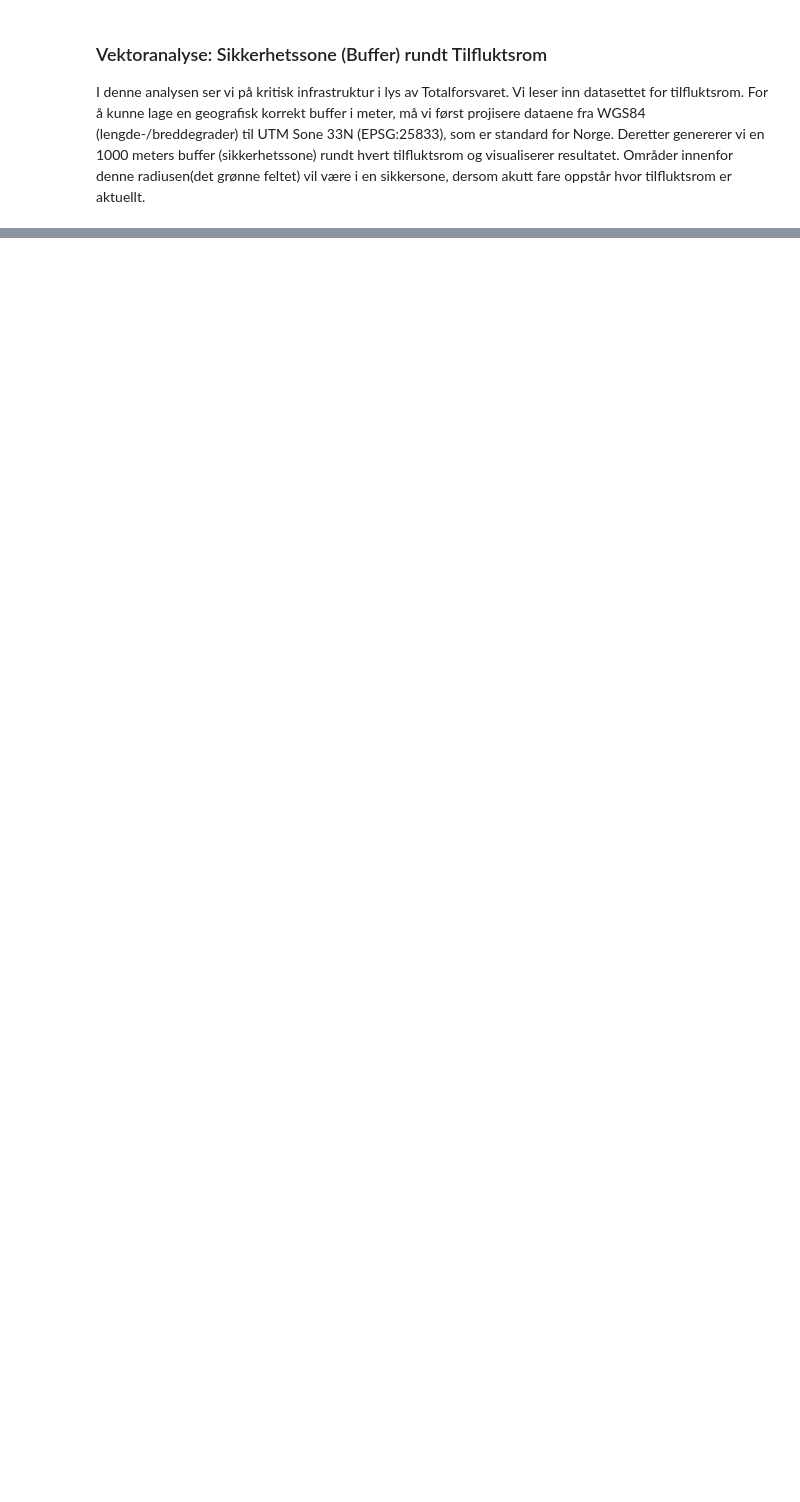
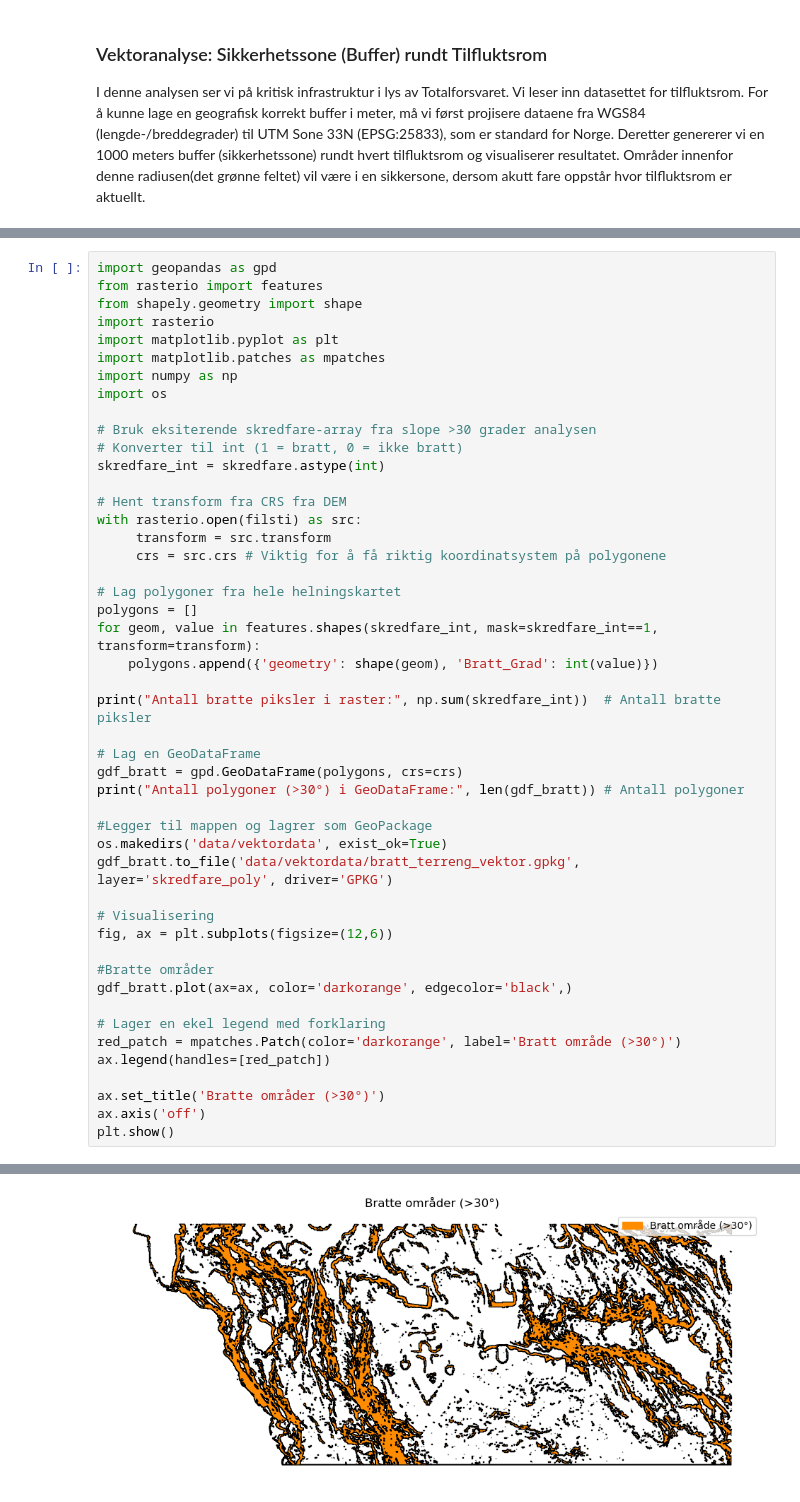
Before and after one commit to snbhansen/IS218, a Jupyter notebook: analyse.ipynb, the cells around one changed output, grey strips where cells are left out. Saved outputs shown, nothing was run; the diff lists cells and outputs as text; blank space fills up the shorter version.

```diff
--- a/analyse.ipynb
+++ b/analyse.ipynb
@@ -145,0 +188,48 @@ Skyggerelieff gjør det lettere å lese terrenget visuelt. Vi lager to versjoner
+# %%
+import geopandas as gpd
+from rasterio import features
+from shapely.geometry import shape
+import rasterio
+import matplotlib.pyplot as plt
+import matplotlib.patches as mpatches
+import numpy as np
+import os
+
+# Bruk eksiterende skredfare-array fra slope >30 grader analysen
+# Konverter til int (1 = bratt, 0 = ikke bratt)
+skredfare_int = skredfare.astype(int)
+
+# Hent transform fra CRS fra DEM
+with rasterio.open(filsti) as src:
+     transform = src.transform
+     crs = src.crs # Viktig for å få riktig koordinatsystem på polygonene
+
+# Lag polygoner fra hele helningskartet
+polygons = []
+for geom, value in features.shapes(skredfare_int, mask=skredfare_int==1, transform=transform):
+    polygons.append({'geometry': shape(geom), 'Bratt_Grad': int(value)})
+
+print("Antall bratte piksler i raster:", np.sum(skredfare_int))  # Antall bratte piksler
+
+# Lag en GeoDataFrame
+gdf_bratt = gpd.GeoDataFrame(polygons, crs=crs)
+print("Antall polygoner (>30°) i GeoDataFrame:", len(gdf_bratt)) # Antall polygoner
+
+#Legger til mappen og lagrer som GeoPackage
+os.makedirs('data/vektordata', exist_ok=True)
+gdf_bratt.to_file('data/vektordata/bratt_terreng_vektor.gpkg', layer='skredfare_poly', driver='GPKG')
+
+# Visualisering
+fig, ax = plt.subplots(figsize=(12,6))
+
+#Bratte områder
+gdf_bratt.plot(ax=ax, color='darkorange', edgecolor='black',)
+
+# Lager en ekel legend med forklaring
+red_patch = mpatches.Patch(color='darkorange', label='Bratt område (>30°)')
+ax.legend(handles=[red_patch])
+
+ax.set_title('Bratte områder (>30°)')
+ax.axis('off')
+plt.show()
+# %% [output]
@@ -145,0 +238 @@ Skyggerelieff gjør det lettere å lese terrenget visuelt. Vi lager to versjoner
+[figure, added]
```
Also changed, not shown: parts of 7 cells of this notebook.
